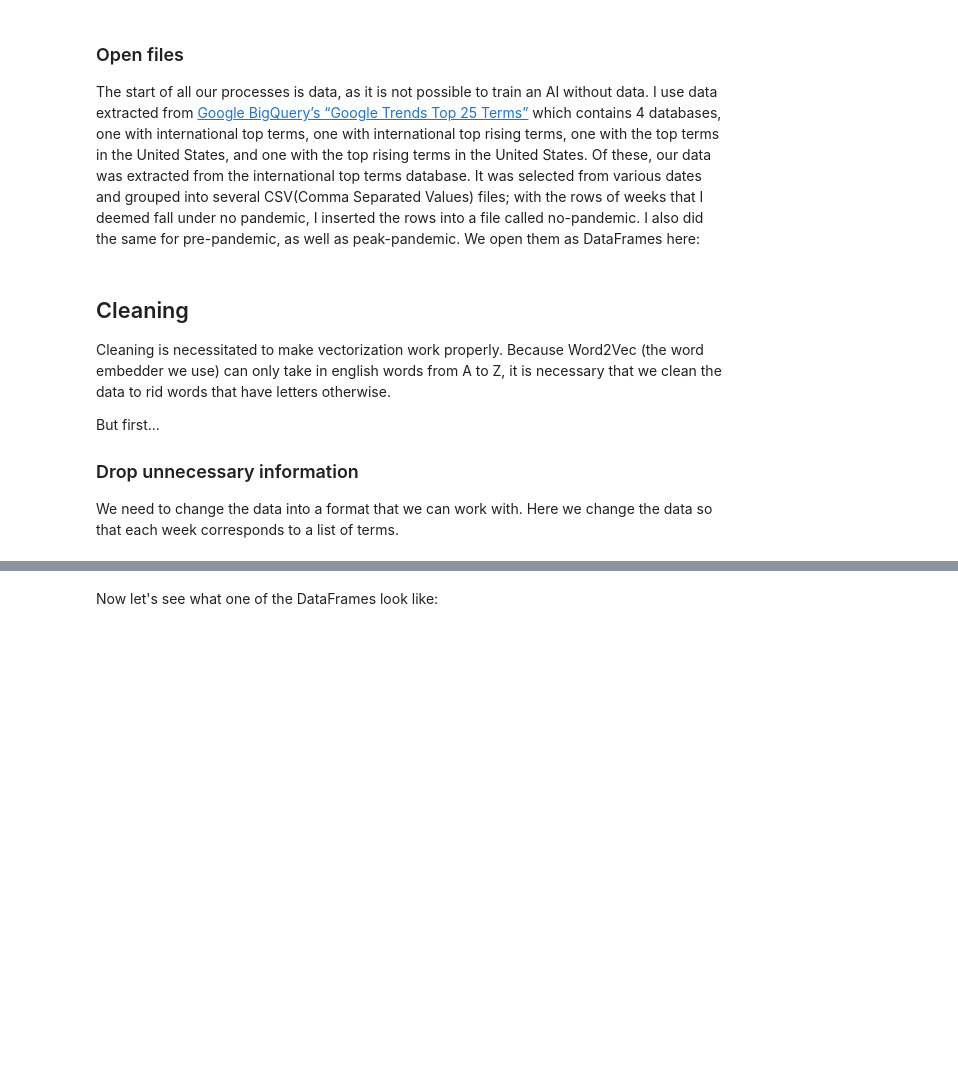
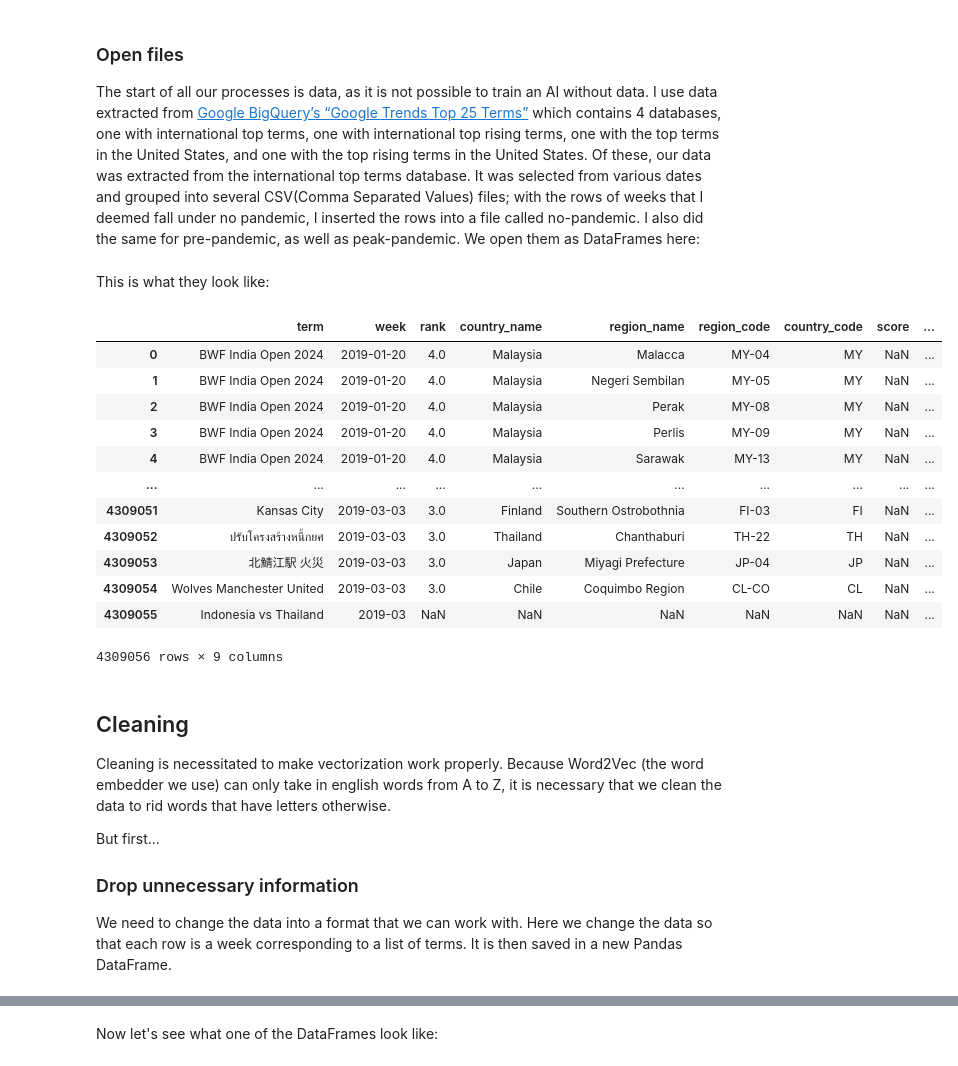
Before and after one commit to titancoder12/Shadows-of-a-Pandemic, a Jupyter notebook: shadows-of-a-pandemic.ipynb, the cells around one changed output, grey strips where cells are left out. Drawn from its saved outputs; the diff is of its cells as text; code cells hidden in the pictures; blank space fills up the shorter version.

```diff
--- a/shadows-of-a-pandemic.ipynb
+++ b/shadows-of-a-pandemic.ipynb
@@ -30,18 +61,36 @@ from sklearn.decomposition import PCA
 # %% [markdown]
-### Open files
+### Open files <a class="anchor"  id="sub2"></a>
 The start of all our processes is data, as it is not possible to train an AI without data. I use data extracted from [Google BigQuery’s “Google Trends Top 25 Terms”](https://console.cloud.google.com/marketplace/product/bigquery-public-datasets/google-search-trends) which contains 4 databases, one with international top terms, one with international top rising terms, one with the top terms in the United States, and one with the top rising terms in the United States. Of these, our data was extracted from the international top terms database. It was selected from various dates and grouped into several CSV(Comma Separated Values) files; with the rows of weeks that I deemed fall under no pandemic, I inserted the rows into a file called no-pandemic. I also did the same for pre-pandemic, as well as peak-pandemic. We open them as DataFrames here:
 # %%
 # Open files
 no_pandemic = pd.read_csv("/kaggle/input/pandemic/pandemic_data/no-pandemic.csv")
 pre_pandemic = pd.read_csv("/kaggle/input/pandemic/pandemic_data/pre-pandemic.csv")
 peak_pandemic = pd.read_csv("/kaggle/input/pandemic/pandemic_data/peak-pandemic.csv")
+# %% [markdown]
+This is what they look like:
+# %%
+no_pandemic
+# %% [output]
+|  | term | week | rank | country_name | region_name | region_code | country_code | score | ... |
+| 0 | BWF India Open 2024 | 2019-01-20 | 4.0 | Malaysia | Malacca | MY-04 | MY | NaN | ... |
+| 1 | BWF India Open 2024 | 2019-01-20 | 4.0 | Malaysia | Negeri Sembilan | MY-05 | MY | NaN | ... |
+| 2 | BWF India Open 2024 | 2019-01-20 | 4.0 | Malaysia | Perak | MY-08 | MY | NaN | ... |
+| 3 | BWF India Open 2024 | 2019-01-20 | 4.0 | Malaysia | Perlis | MY-09 | MY | NaN | ... |
+| 4 | BWF India Open 2024 | 2019-01-20 | 4.0 | Malaysia | Sarawak | MY-13 | MY | NaN | ... |
+| ... | ... | ... | ... | ... | ... | ... | ... | ... | ... |
+| 4309051 | Kansas City | 2019-03-03 | 3.0 | Finland | Southern Ostrobothnia | FI-03 | FI | NaN | ... |
+| 4309052 | ปรับโครงสร้างหนี้กยศ | 2019-03-03 | 3.0 | Thailand | Chanthaburi | TH-22 | TH | NaN | ... |
+| 4309053 | 北鯖江駅 火災 | 2019-03-03 | 3.0 | Japan | Miyagi Prefecture | JP-04 | JP | NaN | ... |
+| 4309054 | Wolves Manchester United | 2019-03-03 | 3.0 | Chile | Coquimbo Region | CL-CO | CL | NaN | ... |
+| 4309055 | Indonesia vs Thailand | 2019-03 | NaN | NaN | NaN | NaN | NaN | NaN | ... |
+4309056 rows × 9 columns
 # %% [markdown]
-## Cleaning
+## Cleaning <a class="anchor"  id="sec2"></a>
 Cleaning is necessitated to make vectorization work properly. Because Word2Vec (the word embedder we use) can only take in english words from A to Z, it is necessary that we clean the data to rid words that have letters otherwise.
 
 But first...
-### Drop unnecessary information
-We need to change the data into a format that we can work with. Here we change the data so that each week corresponds to a list of terms.
+### Drop unnecessary information <a class="anchor"  id="sub3"></a>
+We need to change the data into a format that we can work with. Here we change the data so that each row is a week corresponding to a list of terms. It is then saved in a new Pandas DataFrame.
 # %%
 # Change into format Week: [Term1, Term2, Term3, ...]
 
```
Also changed, not shown: parts of 41 cells of this notebook.
